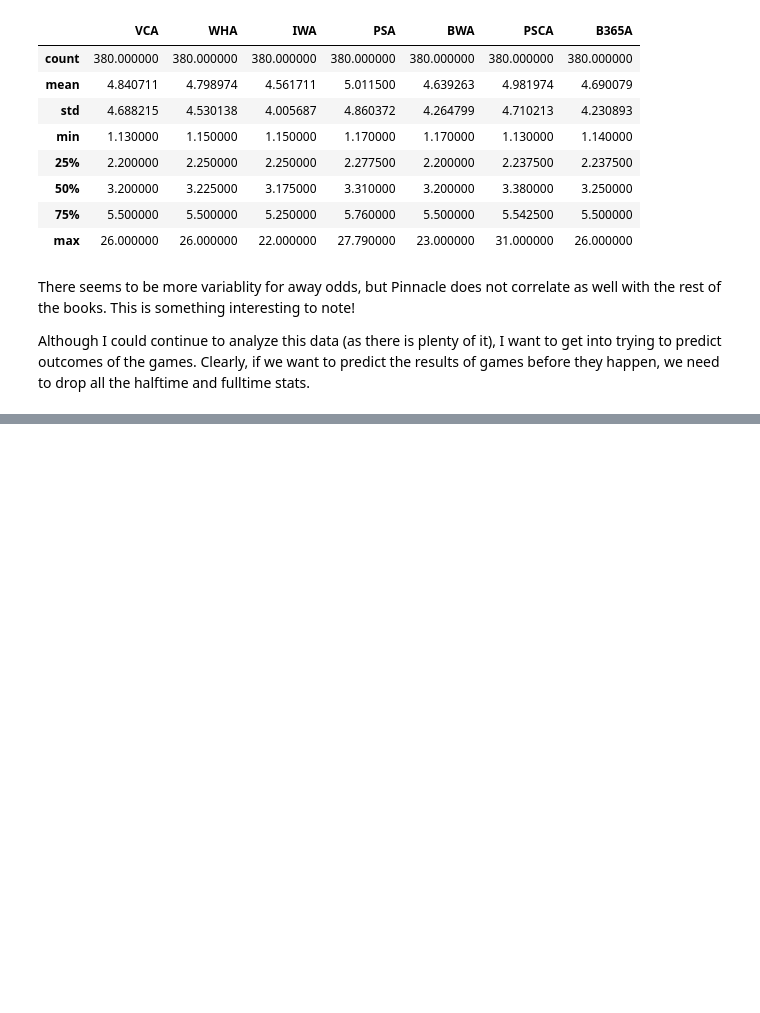
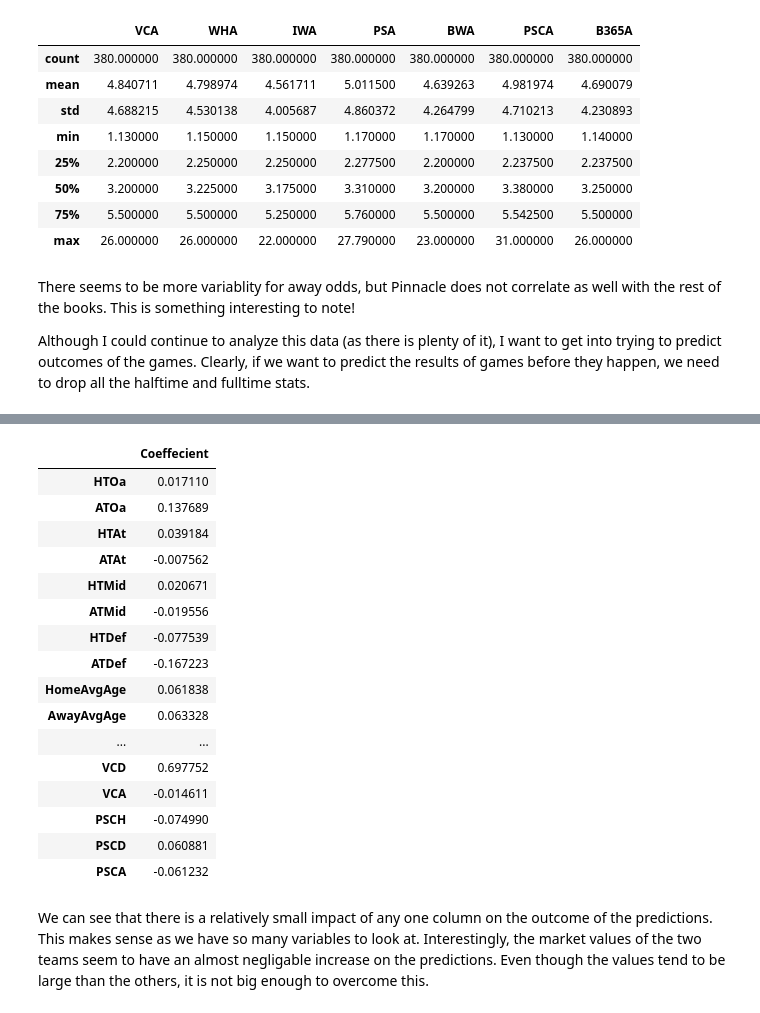
Before and after one commit to jwertheim10/DataScienceProjects, a Jupyter notebook: Soccer Analysis/soccerAnalysis.ipynb, the cells around one changed output, grey strips where cells are left out. Saved outputs shown, nothing was run; the diff lists cells and outputs as text; code cells hidden in the pictures; blank space fills up the shorter version.

```diff
--- a/Soccer Analysis/soccerAnalysis.ipynb
+++ b/Soccer Analysis/soccerAnalysis.ipynb
@@ -214,0 +234,3 @@ Index(['Date', 'HTOa', 'ATOa', 'HTAt', 'ATAt', 'HTMid', 'ATMid', 'HTDef',
+# %%
+X = pregame_epl_data.drop(['Result', 'Date'], axis = 1)
+y = pregame_epl_data['Result']
@@ -214,0 +285,24 @@ Index(['Date', 'HTOa', 'ATOa', 'HTAt', 'ATAt', 'HTMid', 'ATMid', 'HTDef',
+# %%
+coeffecients = pd.DataFrame(lm.coef_,X.columns)
+coeffecients.columns = ['Coeffecient']
+coeffecients
+# %% [output]
+|  | Coeffecient |
+| HTOa | 0.017110 |
+| ATOa | 0.137689 |
+| HTAt | 0.039184 |
+| ATAt | -0.007562 |
+| HTMid | 0.020671 |
+| ATMid | -0.019556 |
+| HTDef | -0.077539 |
+| ATDef | -0.167223 |
+| HomeAvgAge | 0.061838 |
+| AwayAvgAge | 0.063328 |
+| ... | ... |
+| VCD | 0.697752 |
+| VCA | -0.014611 |
+| PSCH | -0.074990 |
+| PSCD | 0.060881 |
+| PSCA | -0.061232 |
+# %% [markdown]
+We can see that there is a relatively small impact of any one column on the outcome of the predictions. This makes sense as we have so many variables to look at. Interestingly, the market values of the two teams seem to have an almost negligable increase on the predictions. Even though the values tend to be large than the others, it is not big enough to overcome this.
```
Also changed, not shown: parts of 21 cells of this notebook.
